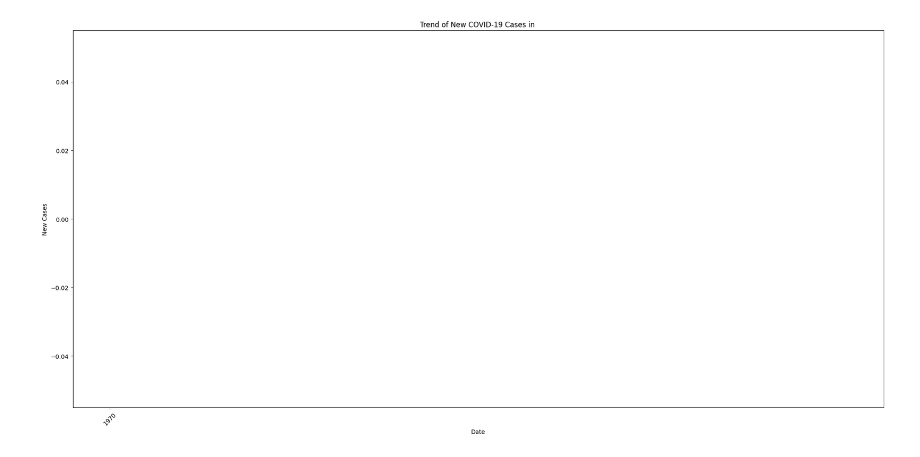
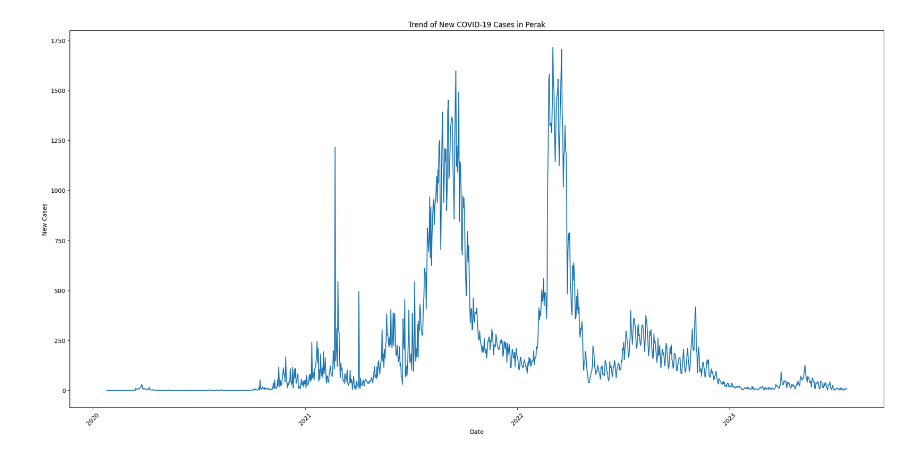
Before and after one commit to jingxianthong/MalaysiaCovid-19Report, a Jupyter notebook: complete_test_covid-19.ipynb, the cells around one changed output. Cells and saved outputs as stored; diff of their text form; code cells hidden in the pictures.

```diff
--- a/complete_test_covid-19.ipynb
+++ b/complete_test_covid-19.ipynb
@@ -71,32 +89,32 @@ import matplotlib.dates as mdates
 CSV_FILE = 'casesstate.csv'
 
 # Read the CSV data into a pandas DataFrame
 df = pd.read_csv(CSV_FILE)
-state_name = input('input state: ')
+state_name = input('input state: ').capitalize()
 
 # Filter the data to get only the rows corresponding to state_data
 state_data = df[df['state'] == state_name]
 
 # Convert the date column to datetime format for better x-axis representation
 state_data.loc[:, 'date'] = pd.to_datetime(state_data['date'])
 
 # Get the new cases column for state_new_cases
 state_new_cases = state_data['cases_new']
 
 # Plot the graph
 plt.figure(figsize=(20, 10))
 plt.plot(state_data['date'], state_new_cases)
 plt.xlabel('Date')
 plt.ylabel('New Cases')
 plt.title('Trend of New COVID-19 Cases in ' + state_name)
 
 # Set the major locator for years on the x-axis
 years = mdates.YearLocator()
 plt.gca().xaxis.set_major_locator(years)
 plt.gca().xaxis.set_major_formatter(mdates.DateFormatter('%Y'))
 
 plt.xticks(rotation=45)
 plt.tight_layout()
 plt.show()
 # %% [output]
-[figure, old version]
+[figure, new version]
```
Also changed, not shown: parts of 4 cells of this notebook, 3 other files.
